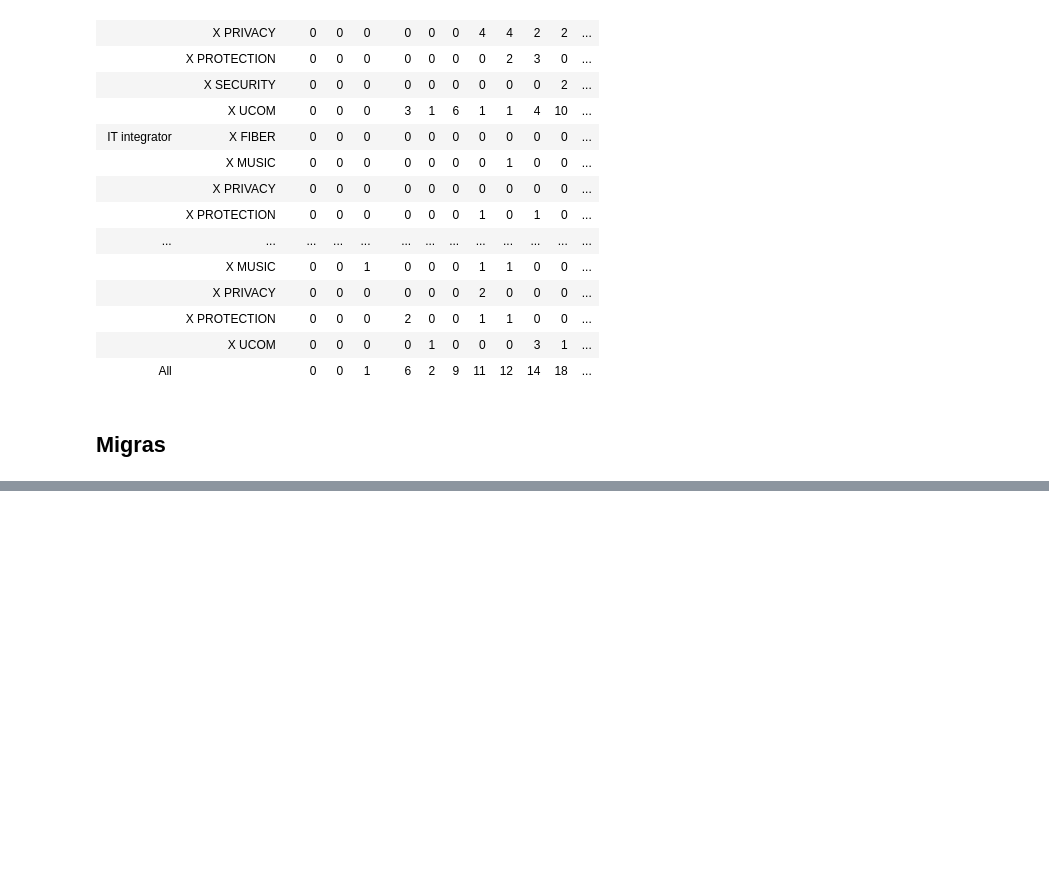
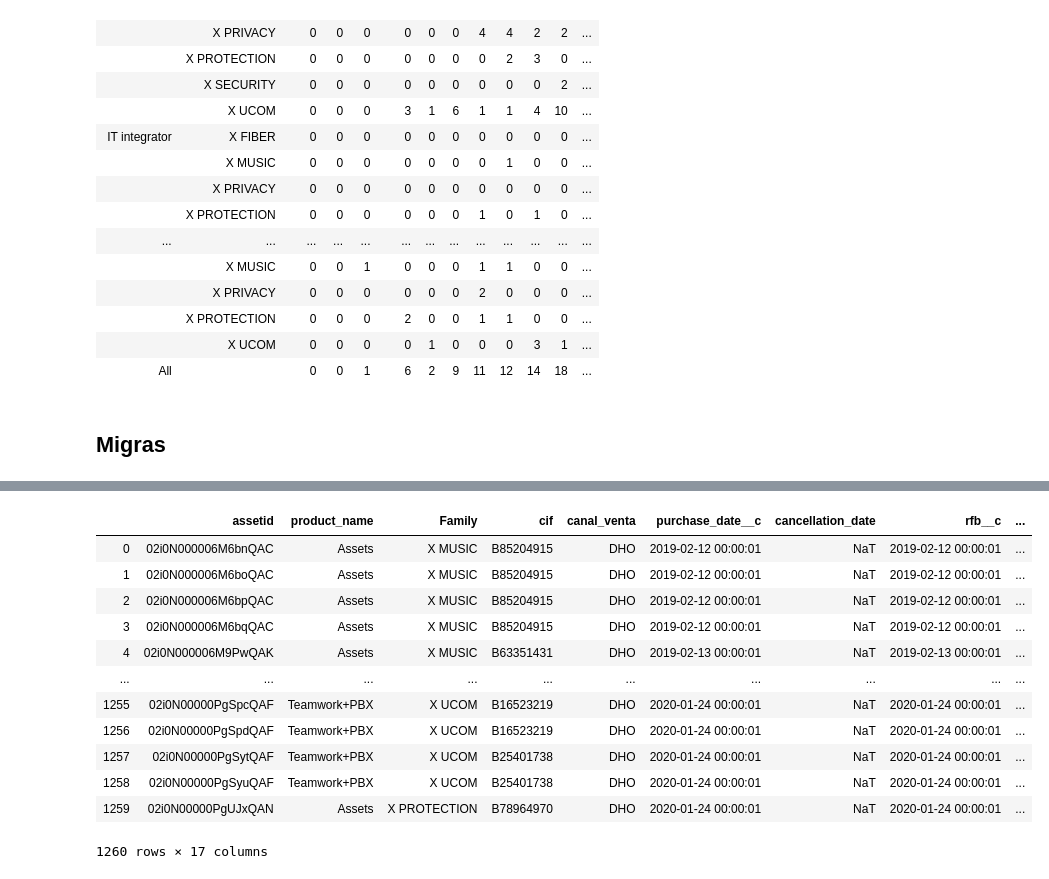
Before and after one commit to mariaadradosr/PyCartera, a Jupyter notebook: Final_PyCartera.ipynb, the cells around one changed output, grey strips where cells are left out. Saved outputs shown, nothing was run; the diff lists cells and outputs as text; code cells hidden in the pictures; blank space fills up the shorter version.

```diff
--- a/Final_PyCartera.ipynb
+++ b/Final_PyCartera.ipynb
@@ -205,0 +226,18 @@ mo.head()
+# %%
+df['mes_year']= df.purchase_date__c.apply(lambda x: x.strftime('%m-%Y'))
+# %%
+df
+# %% [output]
+|  | assetid | product_name | Family | cif | canal_venta | purchase_date__c | cancellation_date | rfb__c | ... |
+| 0 | 02i0N000006M6bnQAC | Assets | X MUSIC | B85204915 | DHO | 2019-02-12 00:00:01 | NaT | 2019-02-12 00:00:01 | ... |
+| 1 | 02i0N000006M6boQAC | Assets | X MUSIC | B85204915 | DHO | 2019-02-12 00:00:01 | NaT | 2019-02-12 00:00:01 | ... |
+| 2 | 02i0N000006M6bpQAC | Assets | X MUSIC | B85204915 | DHO | 2019-02-12 00:00:01 | NaT | 2019-02-12 00:00:01 | ... |
+| 3 | 02i0N000006M6bqQAC | Assets | X MUSIC | B85204915 | DHO | 2019-02-12 00:00:01 | NaT | 2019-02-12 00:00:01 | ... |
+| 4 | 02i0N000006M9PwQAK | Assets | X MUSIC | B63351431 | DHO | 2019-02-13 00:00:01 | NaT | 2019-02-13 00:00:01 | ... |
+| ... | ... | ... | ... | ... | ... | ... | ... | ... | ... |
+| 1255 | 02i0N00000PgSpcQAF | Teamwork+PBX | X UCOM | B16523219 | DHO | 2020-01-24 00:00:01 | NaT | 2020-01-24 00:00:01 | ... |
+| 1256 | 02i0N00000PgSpdQAF | Teamwork+PBX | X UCOM | B16523219 | DHO | 2020-01-24 00:00:01 | NaT | 2020-01-24 00:00:01 | ... |
+| 1257 | 02i0N00000PgSytQAF | Teamwork+PBX | X UCOM | B25401738 | DHO | 2020-01-24 00:00:01 | NaT | 2020-01-24 00:00:01 | ... |
+| 1258 | 02i0N00000PgSyuQAF | Teamwork+PBX | X UCOM | B25401738 | DHO | 2020-01-24 00:00:01 | NaT | 2020-01-24 00:00:01 | ... |
+| 1259 | 02i0N00000PgUJxQAN | Assets | X PROTECTION | B78964970 | DHO | 2020-01-24 00:00:01 | NaT | 2020-01-24 00:00:01 | ... |
+1260 rows × 17 columns
```
Also changed, not shown: parts of 14 cells of this notebook, 1 other file.
